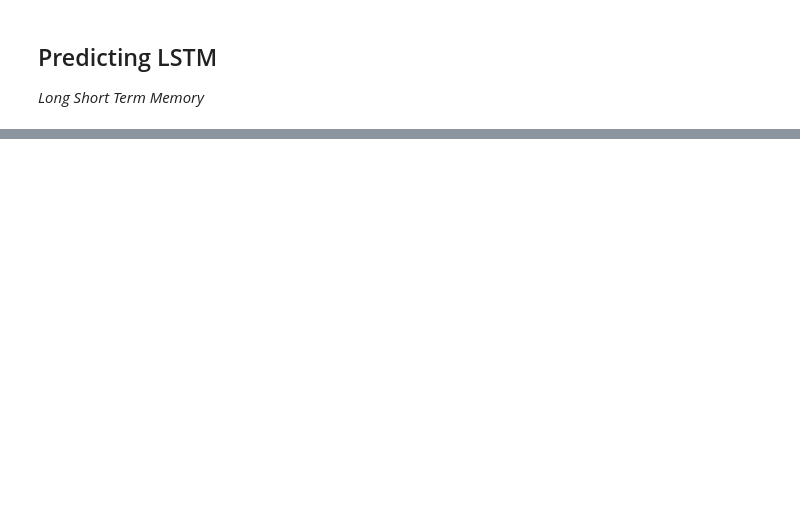
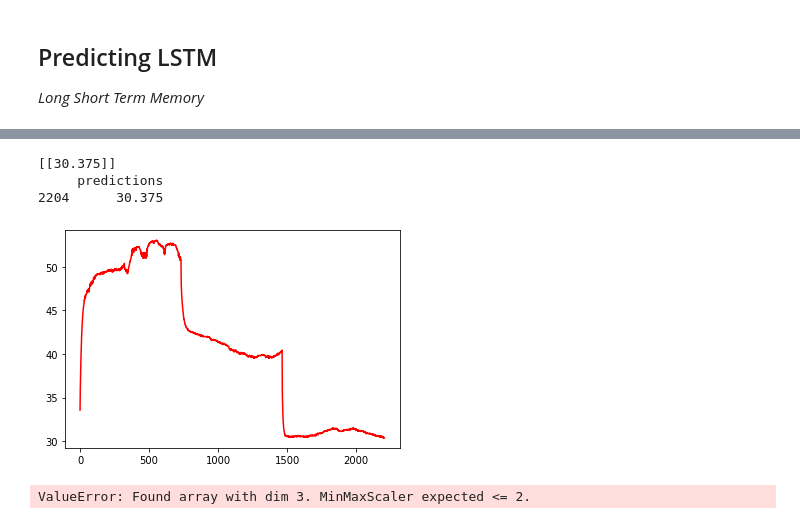
Before and after one commit to Predictive-maintenance-casus-2021/Predictive-Maintenance-supervised-learning, a Jupyter notebook: PredictiveMaintenanceMainNotebook.ipynb, the cells around one changed output, grey strips where cells are left out. Saved outputs shown, nothing was run; the diff lists cells and outputs as text; code cells hidden in the pictures; blank space fills up the shorter version.

```diff
--- a/PredictiveMaintenanceMainNotebook.ipynb
+++ b/PredictiveMaintenanceMainNotebook.ipynb
@@ -301,0 +265,40 @@ SyntaxError: invalid syntax (Temp/ipykernel_19628/1058534249.py, line 4)
+# %%
+prediction_list = prediction_list[look_back-1:]
+
+predictions_df = pd.DataFrame(index=range(len(prediction_list)), columns=["predictions"])
+for i in range(len(prediction_list)):
+    predictions_df["predictions"][i] = prediction_list[i]
+
+predictions_df = scaler.inverse_transform(predictions_df)
+print(predictions_df)
+# Make new dataframe for predictions so we can plot them
+# Make the index start after the baseline stops. So if baseline has index 0 to 1999,
+# The first element in predictions_df should have an index of 2000.
+results_df = pd.DataFrame(index=range(len(dataset) - 1, len(dataset) - 1 + len(prediction_list)), columns=["predictions"])
+for i in range(len(predictions_df)):
+    results_df["predictions"][len(dataset) - 1 + i] = predictions_df[i][0]
+print(results_df)
+# plot baseline
+dataset.reshape(1, -1)
+plt.plot(scaler.inverse_transform(dataset), color="red")
+# plt.plot(trainPredictPlot, color="blue")
+# plt.plot(testPredictPlot, color="yellow")
+
+# Plot the future predictions
+plt.plot(results_df, color="purple")
+plt.show()
+# %% [output]
+[[30.375]]
+     predictions
+2204      30.375
+[figure, added]
+# %%
+
+for i in range(n_head):
+    x = np.array([len(dataset) + i])
+    x = x.reshape((1, len(x), 1))
+    x = scaler.fit_transform(x)
+    ypred = model.predict(x, verbose=0)
+    results_df["predictions"][len(dataset) + i] = scaler.inverse_transform(ypred)
+# %% [output]
+ValueError: Found array with dim 3. MinMaxScaler expected <= 2.
```
Also changed, not shown: parts of 15 cells of this notebook, 1 other file.
